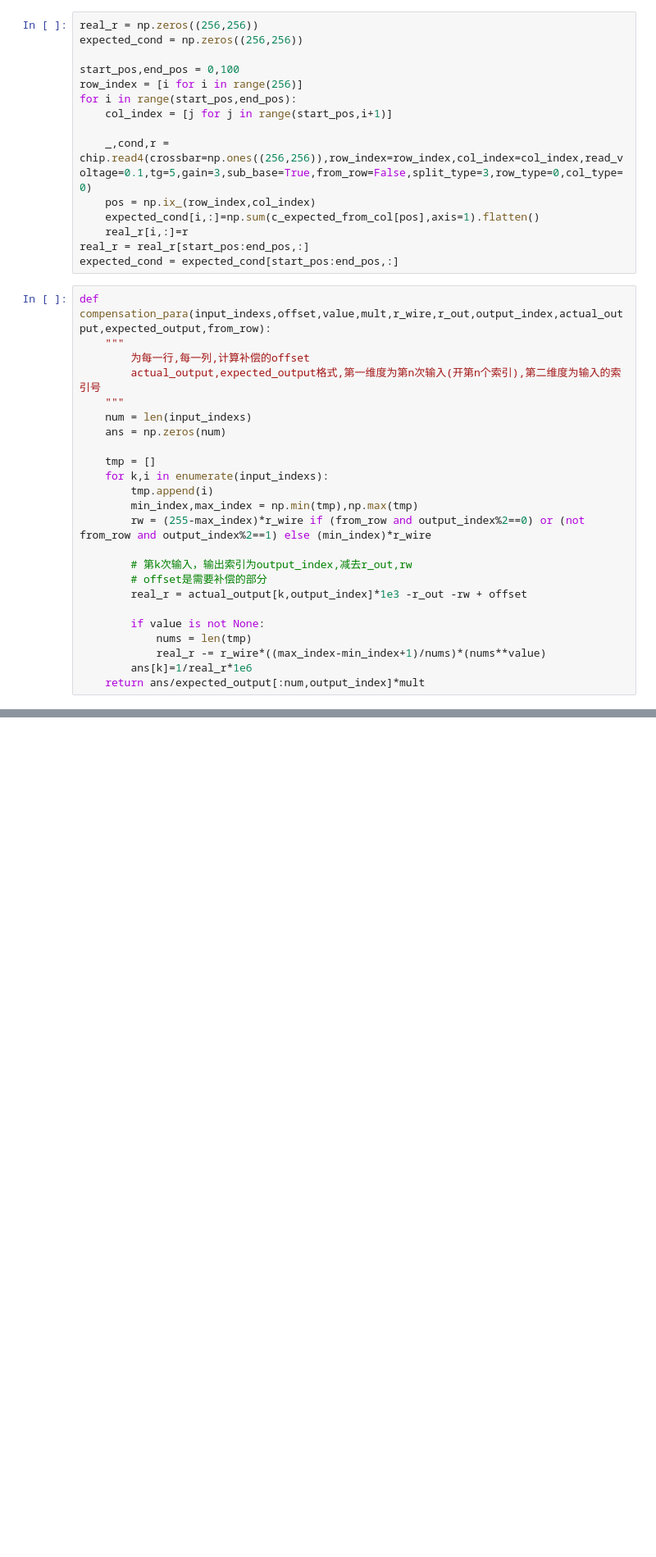
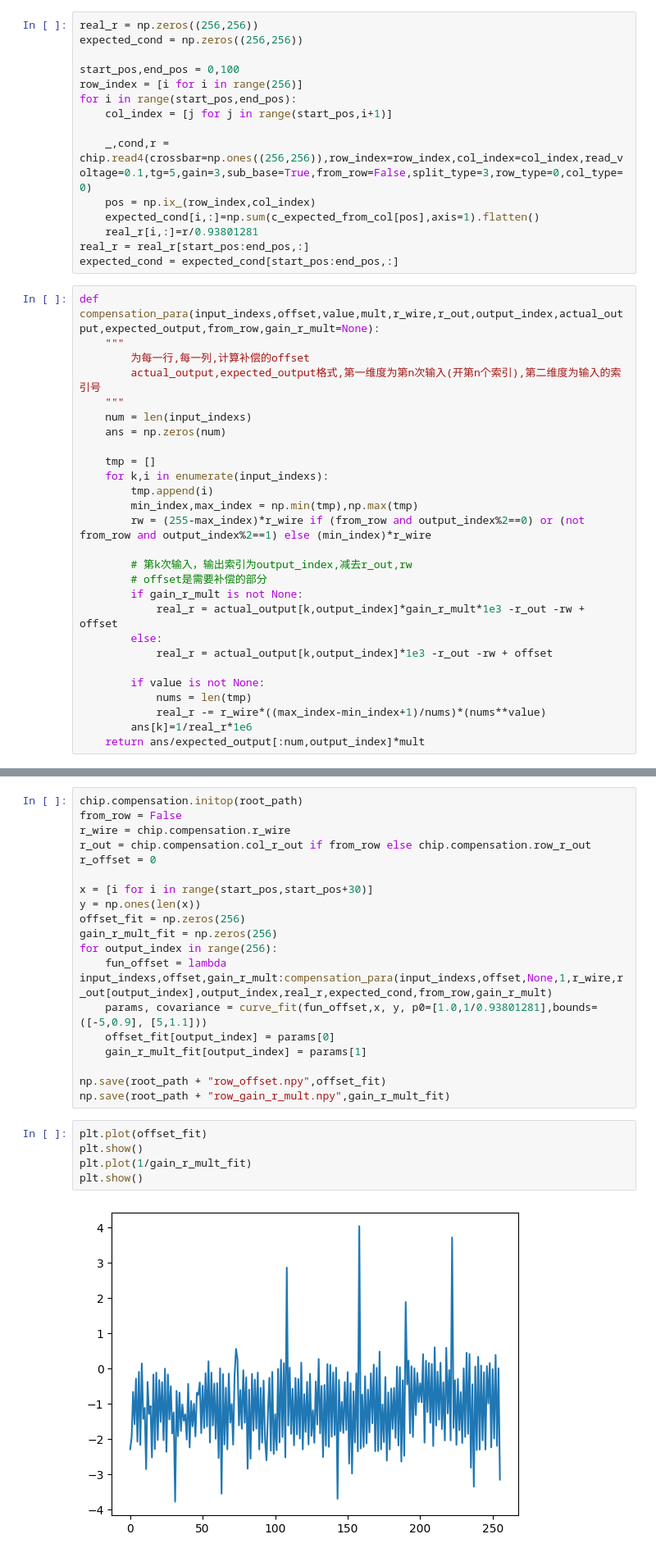
Before and after one commit to bei-meng/host_computer, a Jupyter notebook: examples/线阻补偿_优化版本.ipynb, the cells around one changed output, grey strips where cells are left out. Shown at 82% size. Drawn from its saved outputs; the diff is of its cells as text; blank space fills up the shorter version.

```diff
--- a/examples/线阻补偿_优化版本.ipynb
+++ b/examples/线阻补偿_优化版本.ipynb
@@ -137,11 +123,11 @@ for i in range(start_pos,end_pos):
     _,cond,r = chip.read4(crossbar=np.ones((256,256)),row_index=row_index,col_index=col_index,read_voltage=0.1,tg=5,gain=3,sub_base=True,from_row=False,split_type=3,row_type=0,col_type=0)
     pos = np.ix_(row_index,col_index)
     expected_cond[i,:]=np.sum(c_expected_from_col[pos],axis=1).flatten()
-    real_r[i,:]=r
+    real_r[i,:]=r/0.93801281
 real_r = real_r[start_pos:end_pos,:]
 expected_cond = expected_cond[start_pos:end_pos,:]
 # %%
-def compensation_para(input_indexs,offset,value,mult,r_wire,r_out,output_index,actual_output,expected_output,from_row):
+def compensation_para(input_indexs,offset,value,mult,r_wire,r_out,output_index,actual_output,expected_output,from_row,gain_r_mult=None):
     """
         为每一行,每一列,计算补偿的offset
         actual_output,expected_output格式,第一维度为第n次输入(开第n个索引),第二维度为输入的索引号
@@ -157,7 +143,10 @@ def compensation_para(input_indexs,offset,value,mult,r_wire,r_out,output_index,a
 
         # 第k次输入，输出索引为output_index,减去r_out,rw
         # offset是需要补偿的部分
-        real_r = actual_output[k,output_index]*1e3 -r_out -rw + offset
+        if gain_r_mult is not None:
+            real_r = actual_output[k,output_index]*gain_r_mult*1e3 -r_out -rw + offset
+        else:
+            real_r = actual_output[k,output_index]*1e3 -r_out -rw + offset
 
         if value is not None:
             nums = len(tmp)
@@ -166,0 +158,26 @@ def compensation_para(input_indexs,offset,value,mult,r_wire,r_out,output_index,a
+# %%
+chip.compensation.initop(root_path)
+from_row = False
+r_wire = chip.compensation.r_wire
+r_out = chip.compensation.col_r_out if from_row else chip.compensation.row_r_out
+r_offset = 0
+
+x = [i for i in range(start_pos,start_pos+30)]
+y = np.ones(len(x))
+offset_fit = np.zeros(256)
+gain_r_mult_fit = np.zeros(256)
+for output_index in range(256):
+    fun_offset = lambda input_indexs,offset,gain_r_mult:compensation_para(input_indexs,offset,None,1,r_wire,r_out[output_index],output_index,real_r,expected_cond,from_row,gain_r_mult)
+    params, covariance = curve_fit(fun_offset,x, y, p0=[1.0,1/0.93801281],bounds=([-5,0.9], [5,1.1]))
+    offset_fit[output_index] = params[0]
+    gain_r_mult_fit[output_index] = params[1]
+
+np.save(root_path + "row_offset.npy",offset_fit)
+np.save(root_path + "row_gain_r_mult.npy",gain_r_mult_fit)
+# %%
+plt.plot(offset_fit)
+plt.show()
+plt.plot(1/gain_r_mult_fit)
+plt.show()
+# %% [output]
+[figure, added]
```
Also changed, not shown: parts of 19 cells of this notebook, 19 other files.
